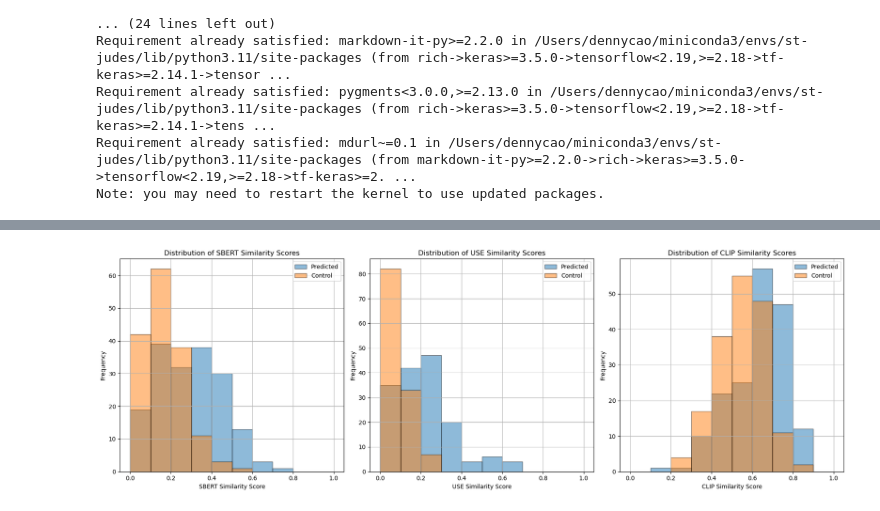
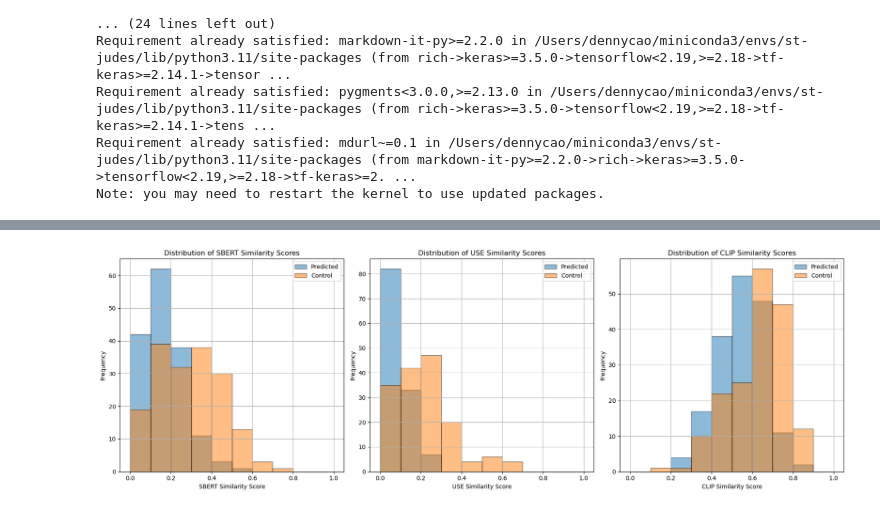
Before and after one commit to denny-cao/st-judes, a Jupyter notebook: evaluation copy.ipynb, the cells around one changed output, grey strips where cells are left out. Drawn from its saved outputs; the diff is of its cells as text; code cells hidden in the pictures.

```diff
--- a/evaluation copy.ipynb
+++ b/evaluation copy.ipynb
@@ -259,36 +259,36 @@ df.head()
 # %%
 plt.figure(figsize=(18, 6))
 # 1st subplot
 plt.subplot(1, 3, 1)
 plt.hist(df['control_sbert'], bins=numpy.arange(0, 1.1, 0.1), edgecolor='black', alpha=0.5)
 plt.hist(df['sbert'], bins=numpy.arange(0, 1.1, 0.1), edgecolor='black', alpha=0.5)
 plt.xlabel('SBERT Similarity Score')
 plt.ylabel('Frequency')
 plt.title('Distribution of SBERT Similarity Scores')
 plt.grid()
-plt.legend(['Predicted', 'Control'])
+plt.legend(['Control', 'Predicted'])
 # 2nd subplot
 plt.subplot(1, 3, 2)
 plt.hist(df['control_use'], bins=numpy.arange(0, 1.1, 0.1), edgecolor='black', alpha=0.5)
 plt.hist(df['use'], bins=numpy.arange(0, 1.1, 0.1), edgecolor='black', alpha=0.5)
 plt.xlabel('USE Similarity Score')
 plt.ylabel('Frequency')
 plt.title('Distribution of USE Similarity Scores')
 plt.grid()
-plt.legend(['Predicted', 'Control'])
+plt.legend(['Control', 'Predicted'])
 # 3rd subplot
 plt.subplot(1, 3, 3)
 plt.hist(df['control_clip'], bins=numpy.arange(0, 1.1, 0.1), edgecolor='black', alpha=0.5)
 plt.hist(df['clip'], bins=numpy.arange(0, 1.1, 0.1), edgecolor='black', alpha=0.5)
 plt.xlabel('CLIP Similarity Score')
 plt.ylabel('Frequency')
 plt.title('Distribution of CLIP Similarity Scores')
 plt.grid()
-plt.legend(['Predicted', 'Control'])
+plt.legend(['Control', 'Predicted'])
 
 plt.tight_layout()
 # %% [output]
-[figure, old version]
+[figure, new version]
 # %%
 # Save the DataFrame to a new CSV file
 df.to_csv('output.csv', index=False)
```
Also changed, not shown: 1 other file.
